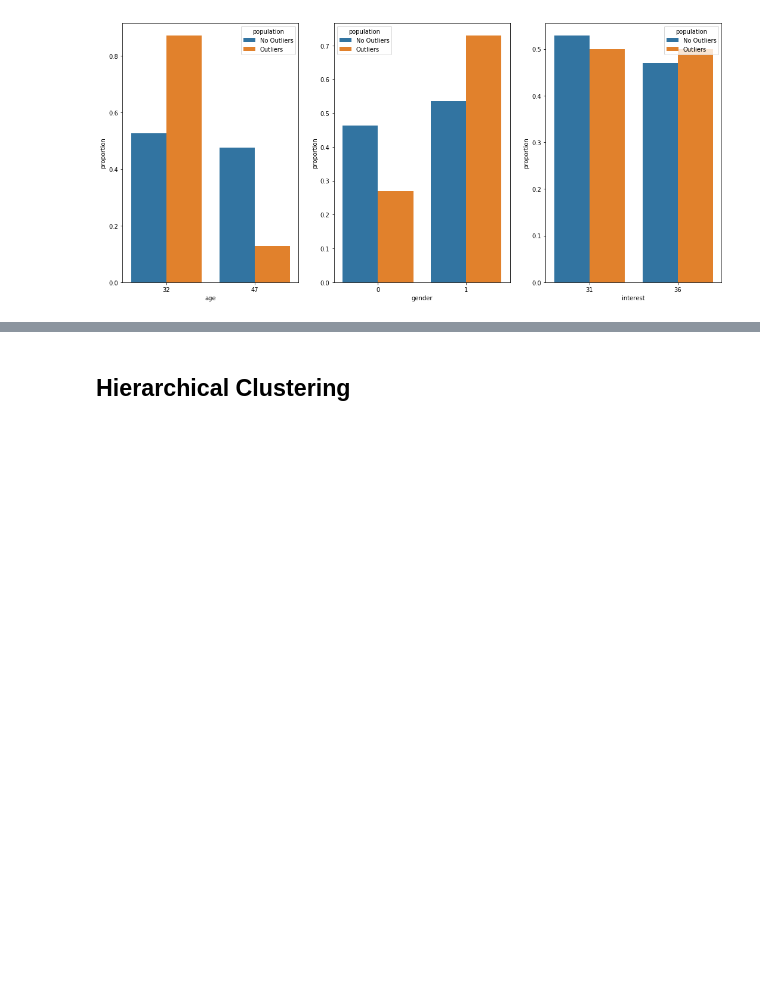
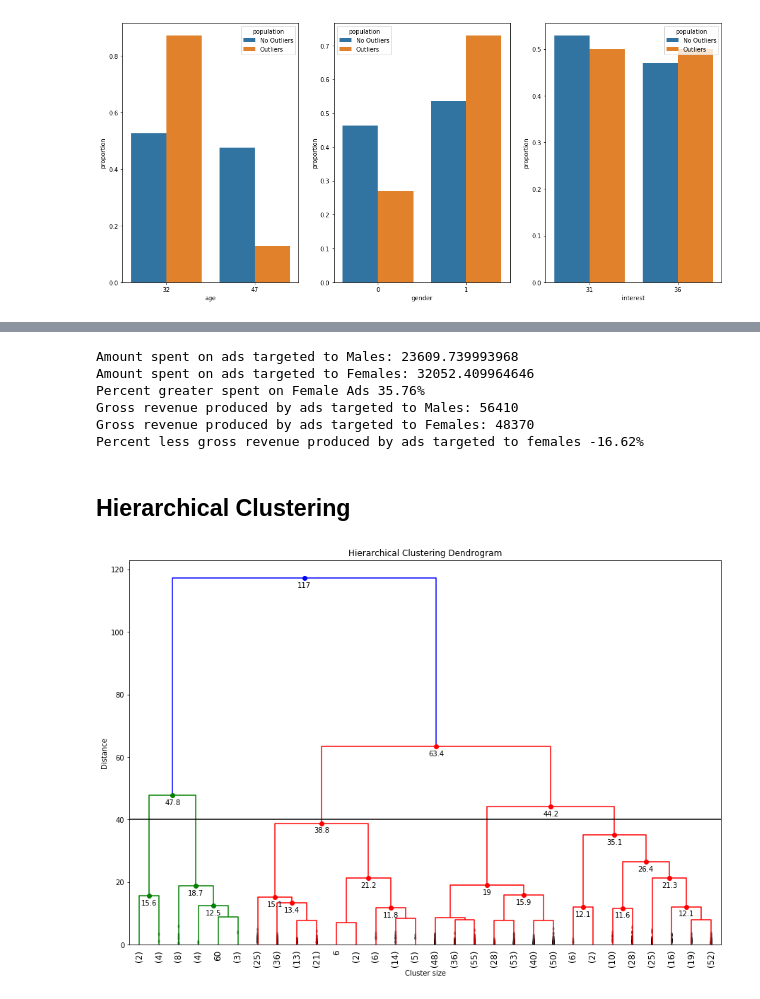
Before and after one commit to mgthometz/facebookads, a Jupyter notebook: fb_ad_analysis.ipynb, the cells around one changed output, grey strips where cells are left out. Cells and saved outputs as stored; diff of their text form; code cells hidden in the pictures; blank space fills up the shorter version.

```diff
--- a/fb_ad_analysis.ipynb
+++ b/fb_ad_analysis.ipynb
@@ -404,2 +399,69 @@ Age 32 vs 47 p-value: 1.0332637001899e-11
+# %%
+tot_spent_males=campaign[campaign['gender']==1].Spent.sum()
+tot_spent_females=campaign[campaign['gender']==0].Spent.sum()
+print("Amount spent on ads targeted to Males:", tot_spent_males)
+print("Amount spent on ads targeted to Females:", tot_spent_females)
+print("Percent greater spent on Female Ads {:.2%}".format((spent_females-spent_males)/spent_males))
+gross_rev_males=(campaign[campaign['gender']==1].Total_Conversion.sum()*10)+(campaign[campaign['gender']==1].Approved_Conversion.sum()*90)
+gross_rev_females=(campaign[campaign['gender']==0].Total_Conversion.sum()*10)+(campaign[campaign['gender']==0].Approved_Conversion.sum()*90)
+print("Gross revenue produced by ads targeted to Males:", gross_rev_males)
+print("Gross revenue produced by ads targeted to Females:", gross_rev_females)
+print("Percent less gross revenue produced by ads targeted to females {:.2%}".format((gross_rev_females-gross_rev_males)/gross_rev_females))
+# %% [output]
+Amount spent on ads targeted to Males: 23609.739993968
+Amount spent on ads targeted to Females: 32052.409964646
+Percent greater spent on Female Ads 35.76%
+Gross revenue produced by ads targeted to Males: 56410
+Gross revenue produced by ads targeted to Females: 48370
+Percent less gross revenue produced by ads targeted to females -16.62%
 # %% [markdown]
 ## Hierarchical Clustering
+# %%
+from sklearn.pipeline import Pipeline
+#Create pipeline steps
+
+#Drop uninformative columns
+campaign_clust=campaign.drop(columns=['ad_id','fb_campaign_id'])
+
+#Reindex so we can know column index
+campaign_clust=campaign_clust.reindex(['gender','interest','age',
+                                     'Impressions',
+       'Clicks', 'Spent', 'Total_Conversion', 'Approved_Conversion', 'CPM',
+       'CTR', 'CR_Approved', 'CR_Total', 'CPC', 'ROAS'],axis=1)
+
+#Scale non-categorical values
+scaler=RobustScaler()
+num_scaled=scaler.fit_transform(campaign_clust.iloc[:,3:])
+num_scaled=pd.DataFrame(num_scaled,columns=list(campaign_clust)[3:],index=campaign_clust.index)
+
+#Create hierarchical matrix encoded as linkage matrix
+Z = ward(num_scaled)
+
+def plot_dendrogram(Z,p,truncate_mode='lastp',max_d=None,leaf_rotation=90.,
+    leaf_font_size=12.,show_contracted=True,annotate_above=10):
+
+    plt.figure(figsize=(15,10))
+
+    plt.title('Hierarchical Clustering Dendrogram')
+    plt.xlabel('Cluster size')
+    plt.ylabel('Distance')
+
+    #Create dendrogram
+    dendro=dendrogram(Z=Z,p=p,truncate_mode=truncate_mode,leaf_rotation=leaf_rotation,
+               leaf_font_size=leaf_font_size,show_contracted=show_contracted)
+
+    for i, d, c in zip(dendro['icoord'], dendro['dcoord'], dendro['color_list']):
+        x = 0.5 * sum(i[1:3])
+        y = d[1]
+        if y > annotate_above:
+            plt.plot(x, y, 'o', c=c)
+            plt.annotate("%.3g" % y, (x, y), xytext=(0, -5),
+                             textcoords='offset points',
+                             va='top', ha='center')
+    if max_d:
+        plt.axhline(y=max_d, c='k')
+    return dendro
+a=plot_dendrogram(Z=Z,p=30,truncate_mode='lastp',max_d=40,leaf_rotation=90.,
+    leaf_font_size=12.,show_contracted=True,annotate_above=10)
+# %% [output]
+[figure, added]
```
Also changed, not shown: parts of 19 cells of this notebook.
